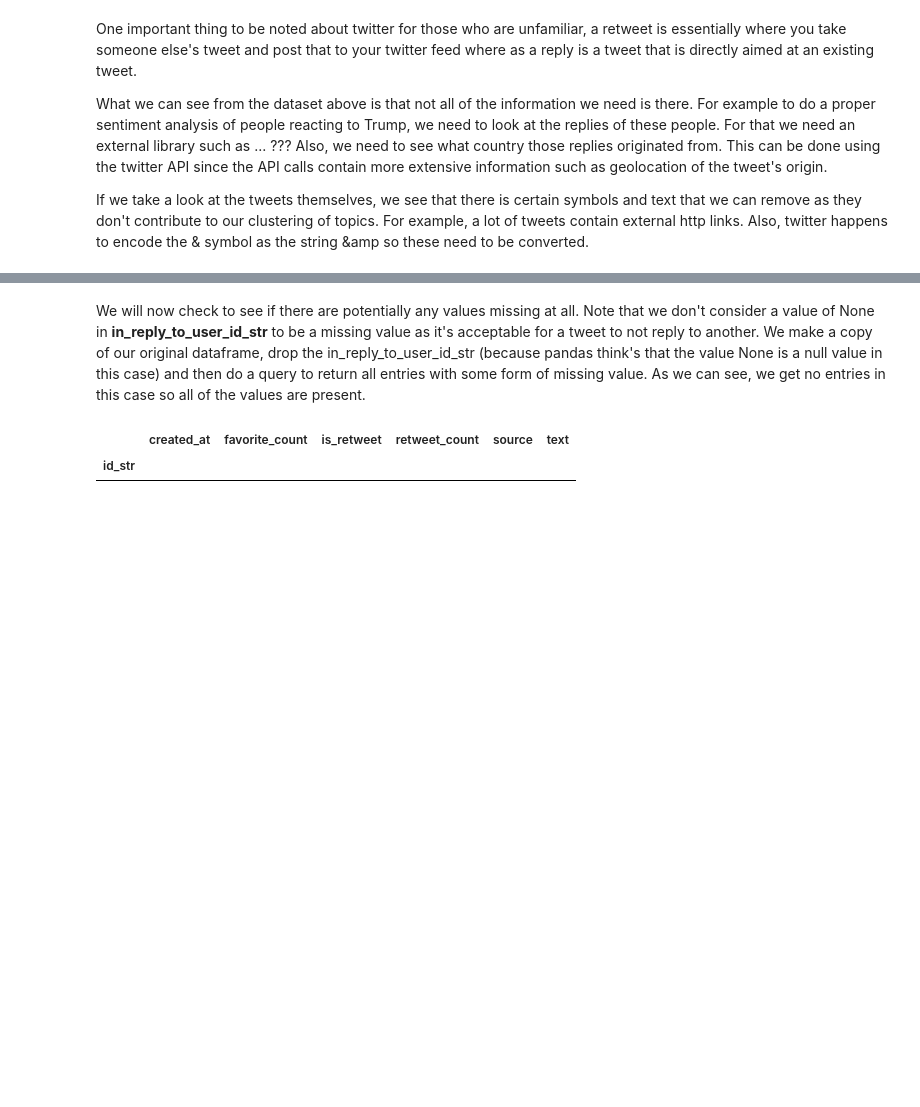
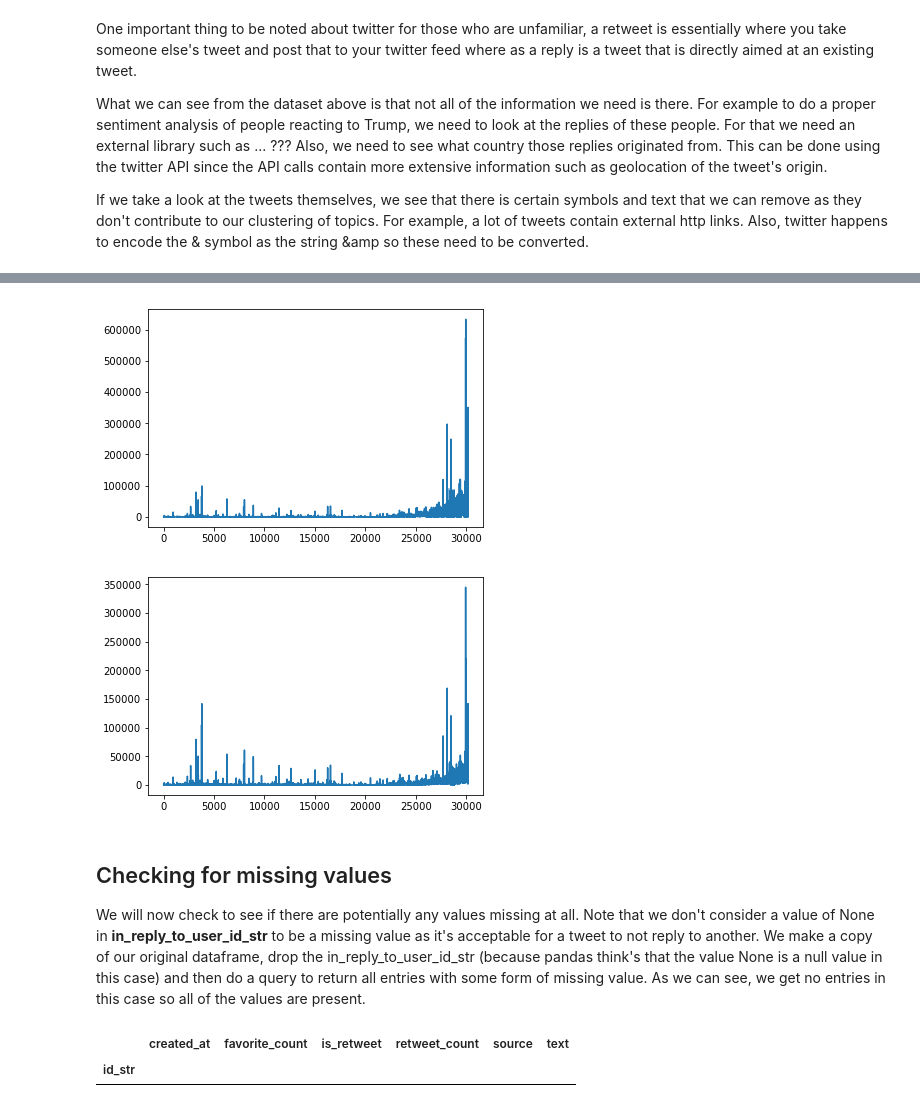
Before and after one commit to pmichele/ADA-Group, a Jupyter notebook: project/project.ipynb, the cells around one changed output, grey strips where cells are left out. Drawn from its saved outputs; the diff is of its cells as text; code cells hidden in the pictures; blank space fills up the shorter version.

```diff
--- a/project/project.ipynb
+++ b/project/project.ipynb
@@ -118,3 +132,13 @@ df["text"][2000]
+# %%
+plt.plot(list(df["favorite_count"]))
+plt.show()
+plt.plot(list(df["retweet_count"]))
+plt.show()
+# %% [output]
+[figure, added]
+[figure, added]
 # %% [markdown]
+<h2>Checking for missing values</h2>
+
 We will now check to see if there are potentially any values missing at all. Note that we don't consider a value of None in <b>in_reply_to_user_id_str</b> to be a missing value as it's acceptable for a tweet to not reply to another. We make a copy of our original dataframe, drop the in_reply_to_user_id_str (because pandas think's that the value None is a null value in this case) and then do a query to return all entries with some form of missing value. As we can see, we get no entries in this case so all of the values are present.
 # %%
```
Also changed, not shown: parts of 14 cells of this notebook.
